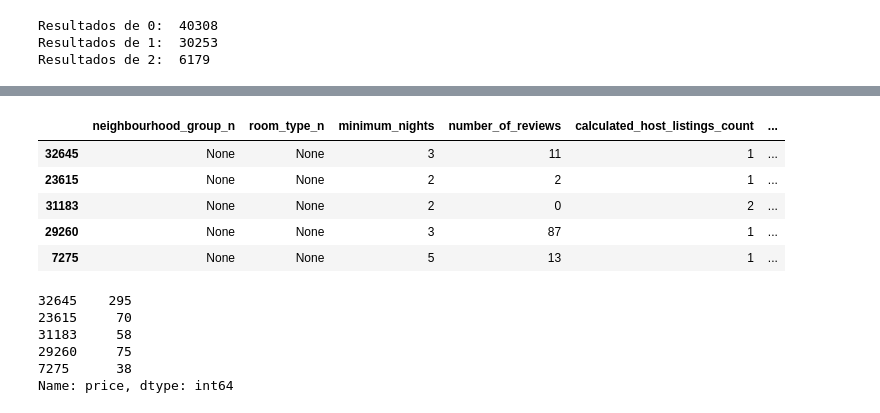
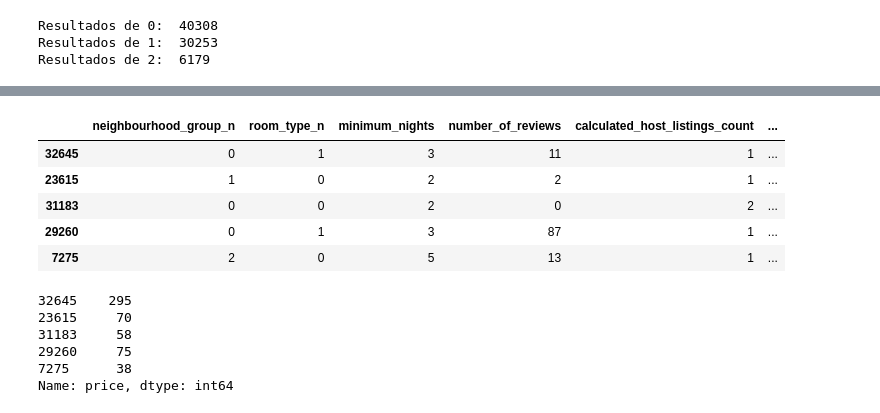
Before and after one commit to 4GeeksAcademy/Booting_algorithm-NatTajuelo, a Jupyter notebook: src/explore.ipynb, the cells around one changed output, grey strips where cells are left out. Saved outputs shown, nothing was run; the diff lists cells and outputs as text; code cells hidden in the pictures.

```diff
--- a/src/explore.ipynb
+++ b/src/explore.ipynb
@@ -206,5 +206,30 @@ plt.show()
 # %% [markdown]
 #Análisis
+# %%
+import json
+
+factorize = pd.factorize(total_data["neighbourhood_group"])
+parsing_dict = {}
+indices = factorize[1]
+set_factor = list(set(factorize[0]))
+for index in range(len(factorize[1])):
+  parsing_dict.update({indices[index]: int(set_factor[index])})
+
+with open("transform_neighbourhood_group.json", "w") as f:
+  json.dump(parsing_dict, f)
+total_data["neighbourhood_group_n"] = factorize[0]
+
+
+factorize = pd.factorize(total_data["room_type"])
+parsing_dict = {}
+indices = factorize[1]
+set_factor = list(set(factorize[0]))
+for index in range(len(factorize[1])):
+  parsing_dict.update({indices[index]: int(set_factor[index])})
+
+with open("transform_room_type.json", "w") as f:
+  json.dump(parsing_dict, f)
+total_data["room_type_n"] = factorize[0]
 # %%
 import json
 
@@ -216,6 +241,3 @@ with open("transform_room_type.json", "r") as f:
 
 total_data["neighbourhood_group_n"] = total_data["neighbourhood_group"].apply(lambda x: neighbourhood_group_dict.get(x))
 total_data["room_type_n"] = total_data["room_type"].apply(lambda x: room_type_dict.get(x))
-
-total_data["neighbourhood_group_n"] = total_data.apply(lambda x: neighbourhood_group_dict.get(x["neighbourhood_group"]), axis = 0)
-total_data["room_type_n"] = total_data.apply(lambda x: room_type_dict.get(x["room_type"]), axis = 0)
@@ -513,33 +535,36 @@ dtype: int64
 # %%
 #Feature scaling
 
 from sklearn.model_selection import train_test_split
 
 num_variables = ["neighbourhood_group_n", "room_type_n", "minimum_nights", "number_of_reviews", "calculated_host_listings_count", "availability_365"]
 
 X_con_outliers = total_data_con_outliers.drop("price", axis = 1)[num_variables]
-y = total_data_con_outliers["price"]
+y_con_outliers = total_data_con_outliers["price"]
 X_sin_outliers = total_data_sin_outliers.drop("price", axis = 1)[num_variables]
+y_sin_outliers = total_data_sin_outliers["price"]
 
-X_train_con_outliers, X_test_con_outliers, y_train, y_test = train_test_split(X_con_outliers, y, test_size = 0.2, random_state = 42)
-X_train_sin_outliers, X_test_sin_outliers, _, _ = train_test_split(X_sin_outliers, y, test_size = 0.2, random_state = 42)
+X_train_con_outliers, X_test_con_outliers, y_train_con_outliers, y_test_con_outliers = train_test_split(X_con_outliers, y_con_outliers, test_size = 0.2, random_state = 42)
+X_train_sin_outliers, X_test_sin_outliers, y_train_sin_outliers, y_test_sin_outliers = train_test_split(X_sin_outliers, y_sin_outliers, test_size = 0.2, random_state = 42)
 
 X_train_con_outliers.head()
+X_train_sin_outliers.head()
 # %% [output]
 |  | neighbourhood_group_n | room_type_n | minimum_nights | number_of_reviews | calculated_host_listings_count | ... |
-| 32645 | None | None | 3 | 11 | 1 | ... |
-| 23615 | None | None | 2 | 2 | 1 | ... |
-| 31183 | None | None | 2 | 0 | 2 | ... |
-| 29260 | None | None | 3 | 87 | 1 | ... |
-| 7275 | None | None | 5 | 13 | 1 | ... |
+| 32645 | 0 | 1 | 3 | 11 | 1 | ... |
+| 23615 | 1 | 0 | 2 | 2 | 1 | ... |
+| 31183 | 0 | 0 | 2 | 0 | 2 | ... |
+| 29260 | 0 | 1 | 3 | 87 | 1 | ... |
+| 7275 | 2 | 0 | 5 | 13 | 1 | ... |
-# %%
-y_train.head()
-# %% [output]
-32645    295
-23615     70
-31183     58
-29260     75
-7275      38
-Name: price, dtype: int64
+# %%
+y_train_con_outliers.head()
+y_train_sin_outliers.head()
+# %% [output]
+32645    295
+23615     70
+31183     58
+29260     75
+7275      38
+Name: price, dtype: int64
 # %%
 #Normalización
```
Also changed, not shown: parts of 28 cells of this notebook, 13 other files.
